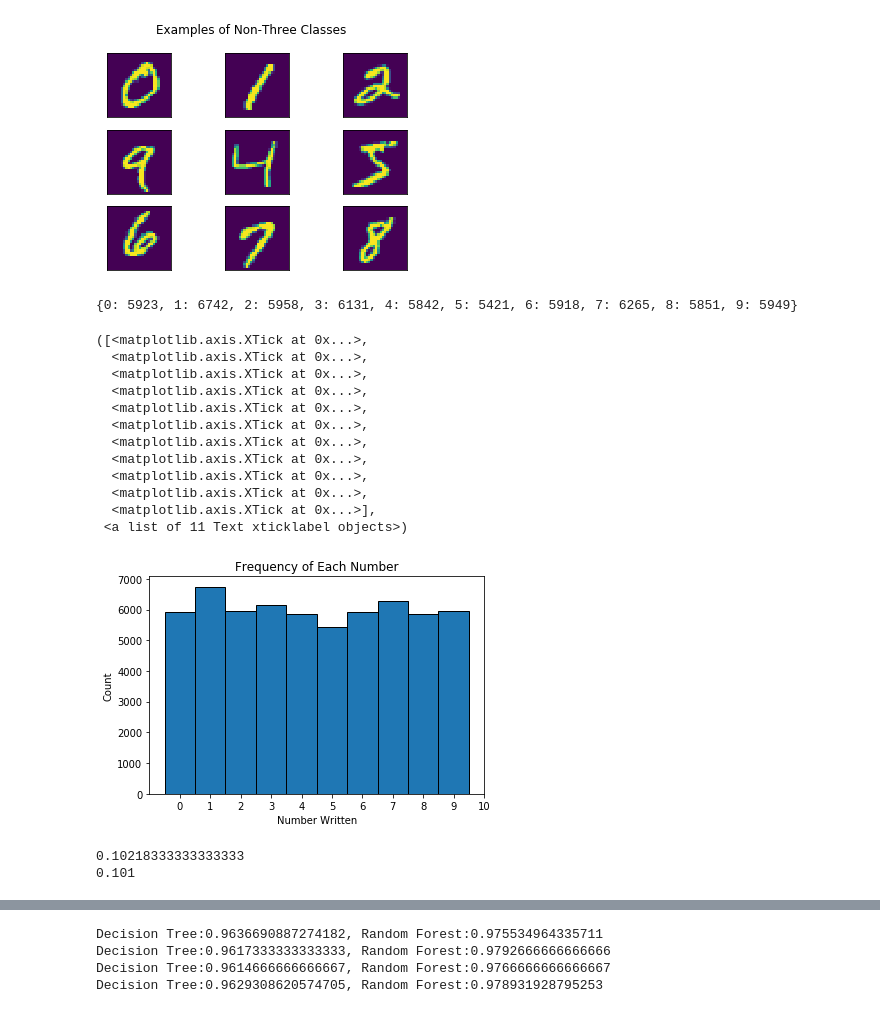
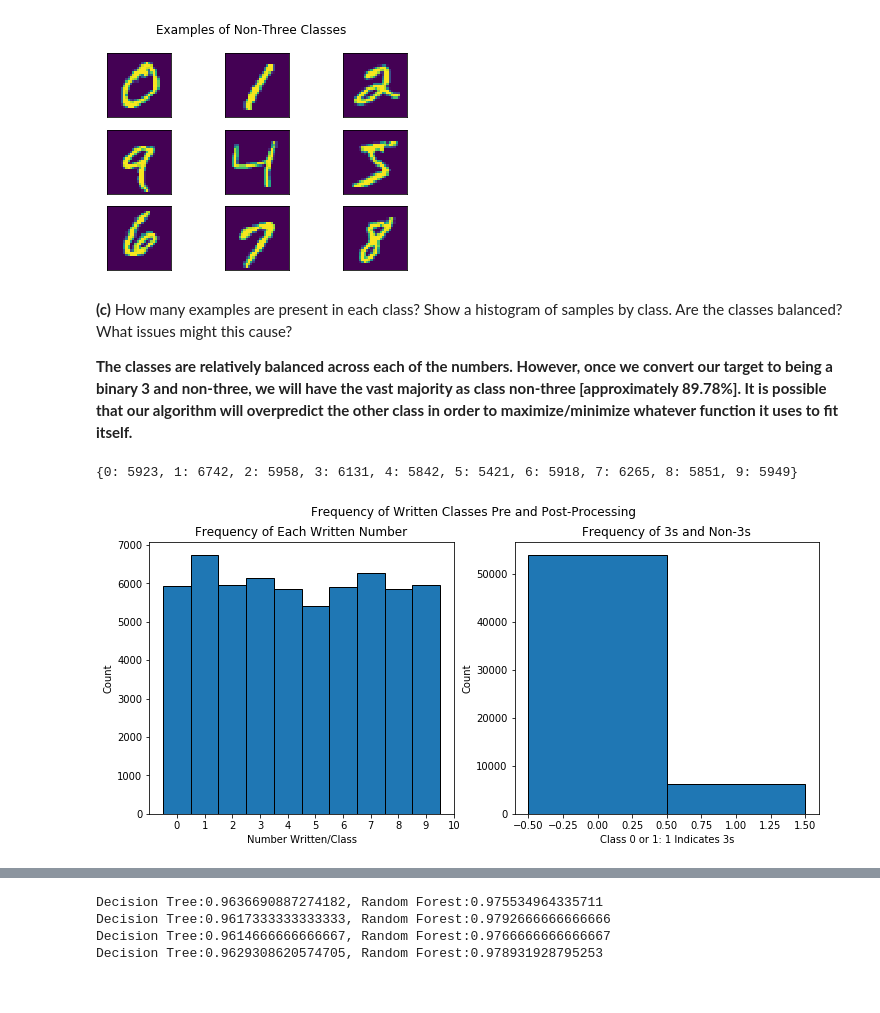
Before and after one commit to joekrinke15/IDS-705-Principles-of-Machine-Learning, a Jupyter notebook: Assignment_3.ipynb, the cells around one changed output, grey strips where cells are left out. Drawn from its saved outputs; the diff is of its cells as text; code cells hidden in the pictures.

```diff
--- a/Assignment_3.ipynb
+++ b/Assignment_3.ipynb
@@ -428,41 +382,41 @@ figure.suptitle('Examples of Non-Three Classes')
 plt.show()
 # %% [output]
 [figure]
+# %% [markdown]
+**(c)** How many examples are present in each class? Show a histogram of samples by class. Are the classes balanced? What issues might this cause?
+
+**The classes are relatively balanced across each of the numbers. However, once we convert our target to being a binary 3 and non-three, we will have the vast majority as class non-three [approximately 89.78%]. It is possible that our algorithm will overpredict the other class in order to maximize/minimize whatever function it uses to fit itself.**
 # %%
 #Checking how many occurances of each class.
 classes, counts = np.unique(y_train_arr, return_counts=True)
 class_count = dict(zip(classes, counts))
 print(class_count)
 #Plotting histogram of numbers/classes.
+fig, (ax1, ax2) = plt.subplots(1,2, figsize=(12,5))
 mybins =np.arange(y_train.min(), y_train.max()+2)
-plt.hist(y_train, bins=mybins-.5,histtype='bar', ec='black')
-plt.ylabel('Count')
-plt.xlabel('Number Written')
-plt.title('Frequency of Each Number')
-plt.xticks(mybins)
+ax1.hist(y_train, bins=mybins-.5,histtype='bar', ec='black')
+ax1.set_ylabel('Count')
+ax1.set_xlabel('Number Written/Class')
+ax1.set_title('Frequency of Each Written Number')
+ax1.set_xticks(mybins)
+
+
+#Converting data from indiviudal numbers to 3 and  other.
+binary_train = (y_train == 3)
+binary_train = binary_train.astype(int)
+binary_test = (y_test == 3)
+binary_test = binary_test.astype(int)
+
+#Plotting histogram of numbers/classes after conversion
+mybins2 =np.arange(binary_train.min(), binary_train.max()+2)
+ax2.hist(binary_train, bins=mybins2-.5, histtype='bar', ec='black')
+ax2.set_title('Frequency of 3s and Non-3s')
+ax2.set_xlabel('Class 0 or 1: 1 Indicates 3s')
+ax2.set_ylabel('Count')
+plt.suptitle('Frequency of Written Classes Pre and Post-Processing')
+
+
+plt.show()
 # %% [output]
 {0: 5923, 1: 6742, 2: 5958, 3: 6131, 4: 5842, 5: 5421, 6: 5918, 7: 6265, 8: 5851, 9: 5949}
-([<matplotlib.axis.XTick at 0x...>,
-  <matplotlib.axis.XTick at 0x...>,
-  <matplotlib.axis.XTick at 0x...>,
-  <matplotlib.axis.XTick at 0x...>,
-  <matplotlib.axis.XTick at 0x...>,
-  <matplotlib.axis.XTick at 0x...>,
-  <matplotlib.axis.XTick at 0x...>,
-  <matplotlib.axis.XTick at 0x...>,
-  <matplotlib.axis.XTick at 0x...>,
-  <matplotlib.axis.XTick at 0x...>,
-  <matplotlib.axis.XTick at 0x...>],
- <a list of 11 Text xticklabel objects>)
-[figure, old version]
+[figure, new version]
-# %%
-#Converting data from indiviudal numbers to 3 and  other.
-binary_train = (y_train == 3)
-binary_train = binary_train.astype(int)
-binary_test = (y_test == 3)
-binary_test = binary_test.astype(int)
-print(np.mean(binary_train))
-print(np.mean(binary_test))
-# %% [output]
-0.10218333333333333
-0.101
```
Also changed, not shown: parts of 75 cells of this notebook, 2 other files.
